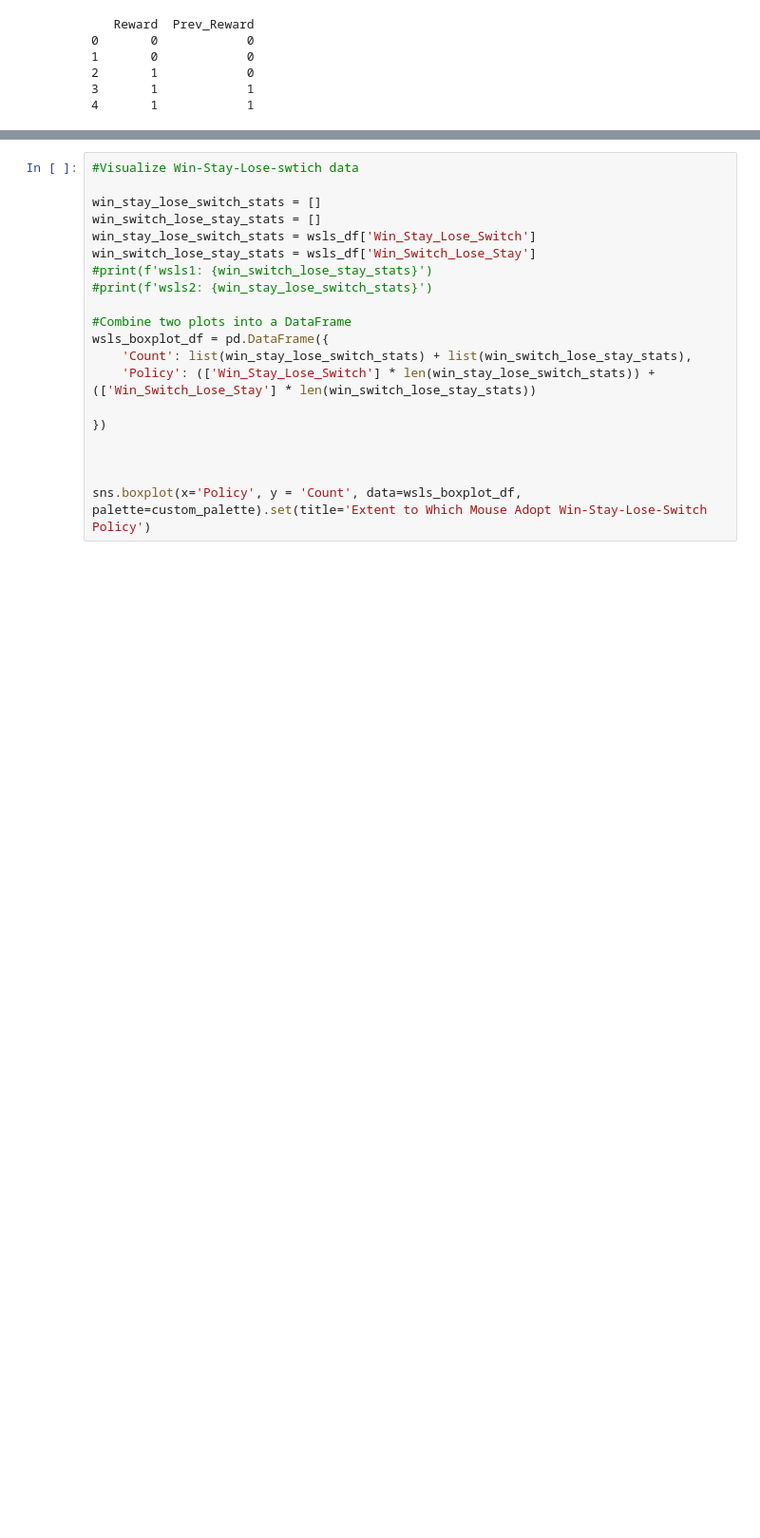
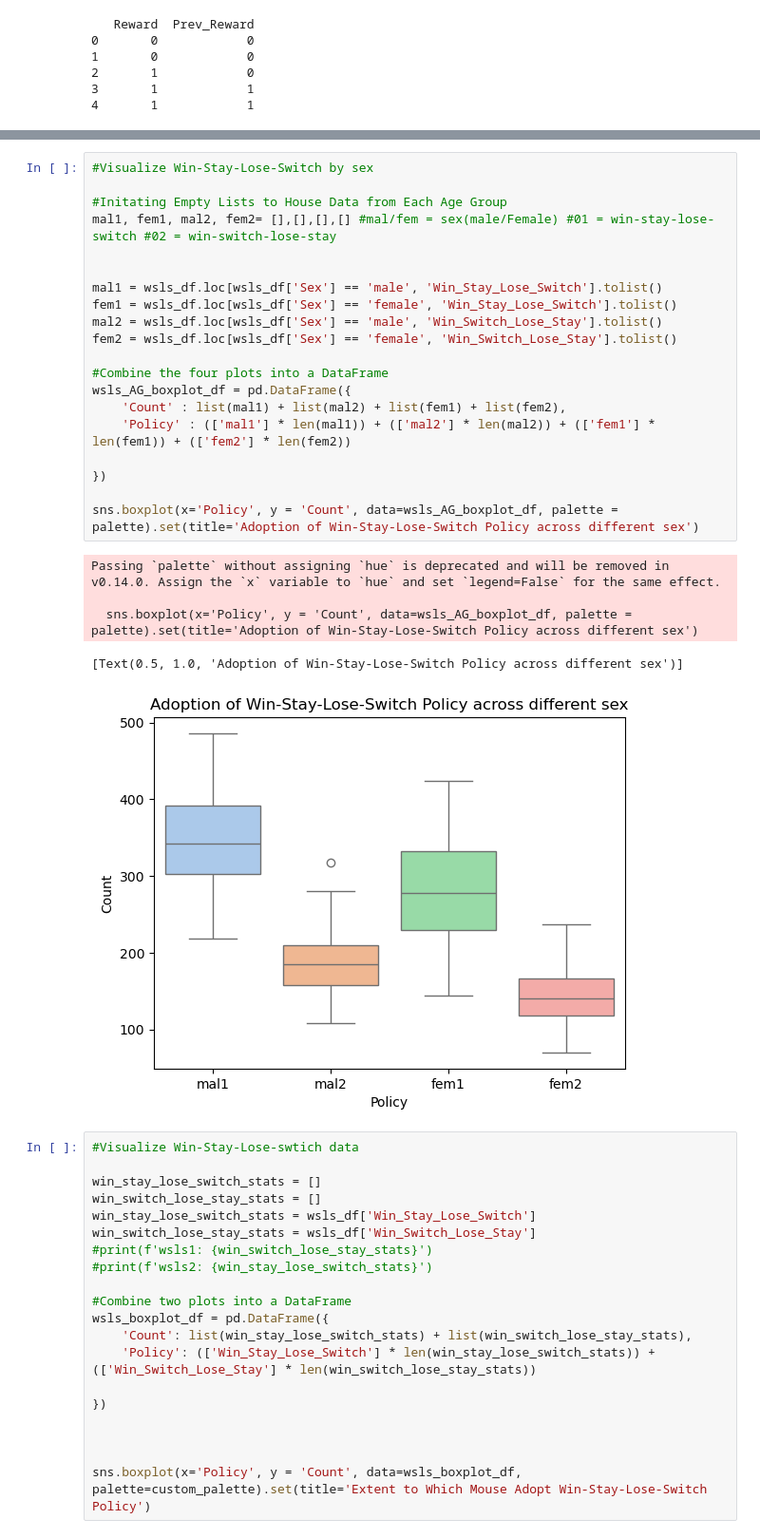
Before and after one commit to carlotoast/DRKM_Mouse_Jun25, a Jupyter notebook: KM_data_summary_0616.ipynb, the cells around one changed output, grey strips where cells are left out. Shown: that part at 95% size. Cells and saved outputs as stored; diff of their text form; blank space fills up the shorter version.

```diff
--- a/KM_data_summary_0616.ipynb
+++ b/KM_data_summary_0616.ipynb
@@ -279,3 +286,29 @@ custom_palette = [(0.6, 0.8, 1.0), (0.8, 1.0, 0.6)]
+# %%
+#Visualize Win-Stay-Lose-Switch by sex
+
+#Initating Empty Lists to House Data from Each Age Group
+mal1, fem1, mal2, fem2= [],[],[],[] #mal/fem = sex(male/Female) #01 = win-stay-lose-switch #02 = win-switch-lose-stay
+
+
+mal1 = wsls_df.loc[wsls_df['Sex'] == 'male', 'Win_Stay_Lose_Switch'].tolist()
+fem1 = wsls_df.loc[wsls_df['Sex'] == 'female', 'Win_Stay_Lose_Switch'].tolist()
+mal2 = wsls_df.loc[wsls_df['Sex'] == 'male', 'Win_Switch_Lose_Stay'].tolist()
+fem2 = wsls_df.loc[wsls_df['Sex'] == 'female', 'Win_Switch_Lose_Stay'].tolist()
+
+#Combine the four plots into a DataFrame
+wsls_AG_boxplot_df = pd.DataFrame({
+    'Count' : list(mal1) + list(mal2) + list(fem1) + list(fem2),
+    'Policy' : (['mal1'] * len(mal1)) + (['mal2'] * len(mal2)) + (['fem1'] * len(fem1)) + (['fem2'] * len(fem2))
+
+})
+
+sns.boxplot(x='Policy', y = 'Count', data=wsls_AG_boxplot_df, palette = palette).set(title='Adoption of Win-Stay-Lose-Switch Policy across different sex')
+# %% [output]
+Passing `palette` without assigning `hue` is deprecated and will be removed in v0.14.0. Assign the `x` variable to `hue` and set `legend=False` for the same effect.
+
+  sns.boxplot(x='Policy', y = 'Count', data=wsls_AG_boxplot_df, palette = palette).set(title='Adoption of Win-Stay-Lose-Switch Policy across different sex')
+[Text(0.5, 1.0, 'Adoption of Win-Stay-Lose-Switch Policy across different sex')]
+[figure, added]
 # %%
 #Visualize Win-Stay-Lose-swtich data
 
```
Also changed, not shown: parts of 53 cells of this notebook.
